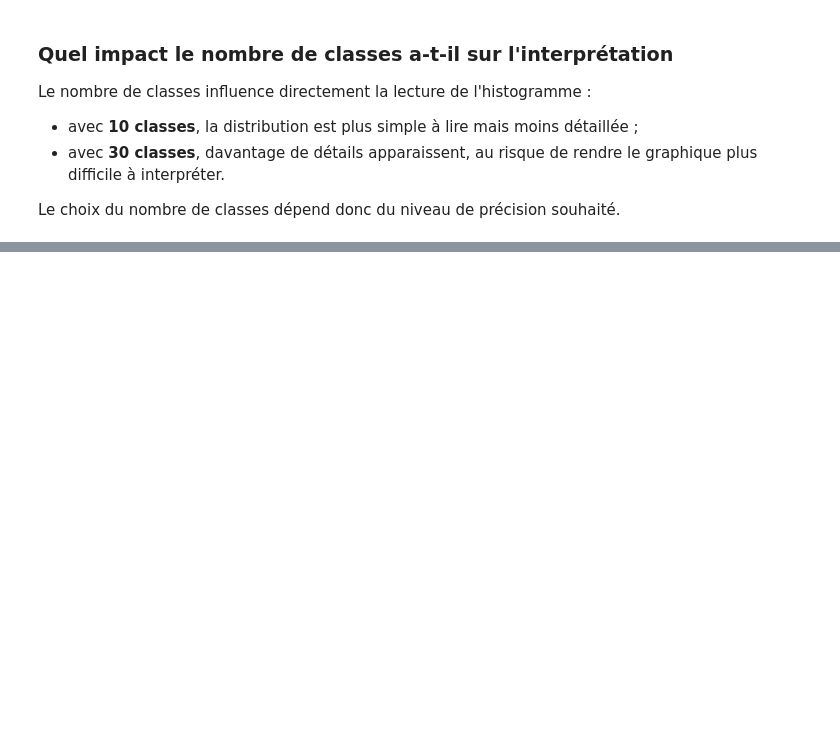
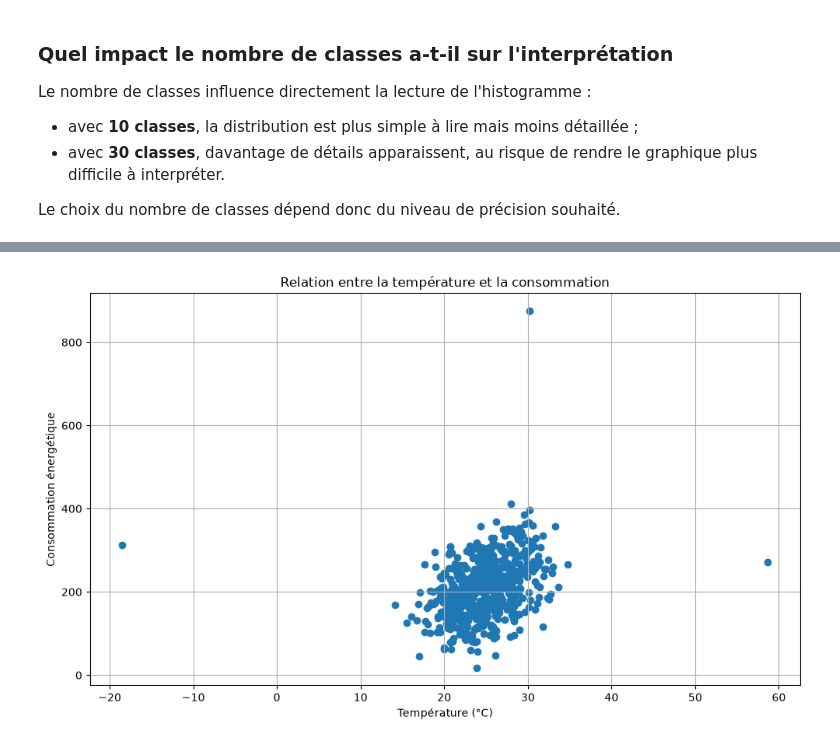
Before and after one commit to sirius-code7/atelier_matplotlib_iot, a Jupyter notebook: notebooks/atelier_matplotlib_iot.ipynb, the cells around one changed output, grey strips where cells are left out. Saved outputs shown, nothing was run; the diff lists cells and outputs as text; code cells hidden in the pictures; blank space fills up the shorter version.

Commit message:
créer le nuage de points temperature.consommation (partie 4.1)

```diff
--- a/notebooks/atelier_matplotlib_iot.ipynb
+++ b/notebooks/atelier_matplotlib_iot.ipynb
@@ -246,0 +253,18 @@ Le choix du nombre de classes dépend donc du niveau de précision souhaité.
+# %%
+plt.figure(figsize=(10, 6))
+
+plt.scatter(
+    df["temperature"],
+    df["consommation"]
+)
+
+plt.title("Relation entre la température et la consommation")
+plt.xlabel("Température (°C)")
+plt.ylabel("Consommation énergétique")
+
+plt.grid(True)
+
+plt.tight_layout()
+plt.show()
+# %% [output]
+[figure, added]
```
Also changed, not shown: parts of 1 cell of this notebook.
